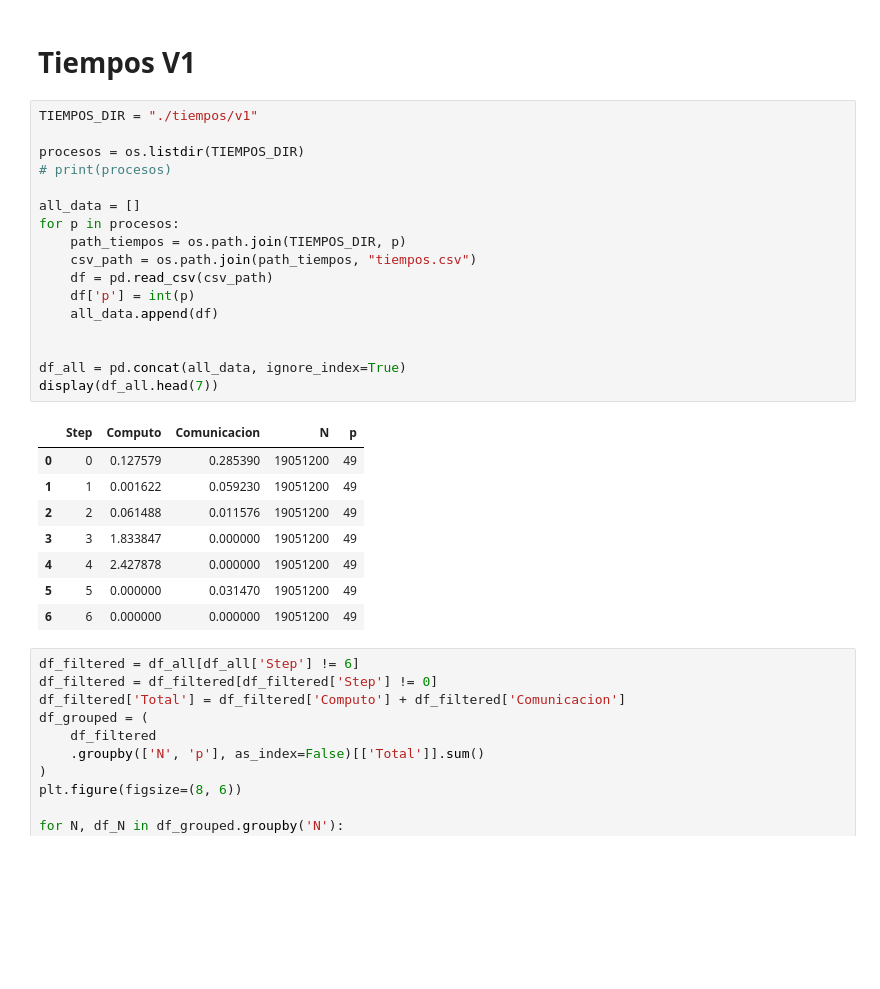
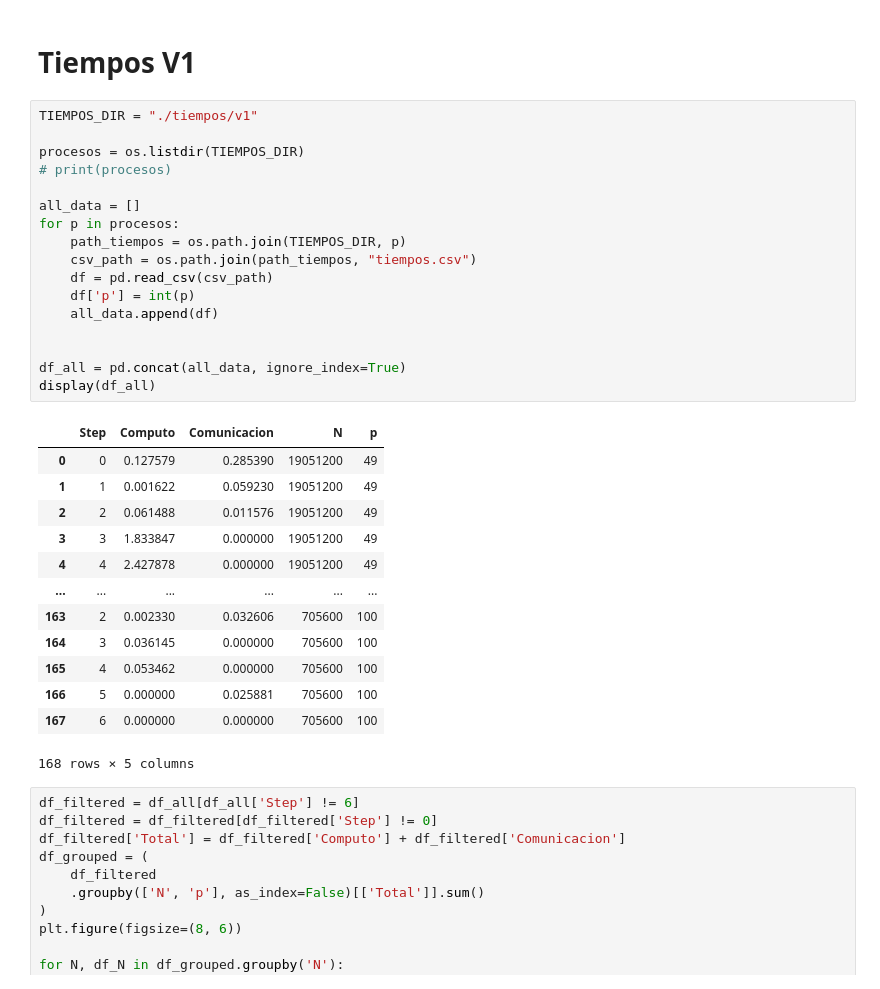
Before and after one commit to marcelino123455/ProyectoParalela, a Jupyter notebook: graficador.ipynb, the cells around one changed output. Cells and saved outputs as stored; diff of their text form; blank space fills up the shorter version.

```diff
--- a/graficador.ipynb
+++ b/graficador.ipynb
@@ -8,29 +8,34 @@ import numpy as np
 # %%
 TIEMPOS_DIR = "./tiempos/v1"
 
 procesos = os.listdir(TIEMPOS_DIR)
 # print(procesos)
 
 all_data = []
 for p in procesos:
     path_tiempos = os.path.join(TIEMPOS_DIR, p)
     csv_path = os.path.join(path_tiempos, "tiempos.csv")
     df = pd.read_csv(csv_path)
     df['p'] = int(p)
     all_data.append(df)
 
 
 df_all = pd.concat(all_data, ignore_index=True)
-display(df_all.head(7))
+display(df_all)
 # %% [output]
 |  | Step | Computo | Comunicacion | N | p |
 | 0 | 0 | 0.127579 | 0.285390 | 19051200 | 49 |
 | 1 | 1 | 0.001622 | 0.059230 | 19051200 | 49 |
 | 2 | 2 | 0.061488 | 0.011576 | 19051200 | 49 |
 | 3 | 3 | 1.833847 | 0.000000 | 19051200 | 49 |
 | 4 | 4 | 2.427878 | 0.000000 | 19051200 | 49 |
-| 5 | 5 | 0.000000 | 0.031470 | 19051200 | 49 |
-| 6 | 6 | 0.000000 | 0.000000 | 19051200 | 49 |
+| ... | ... | ... | ... | ... | ... |
+| 163 | 2 | 0.002330 | 0.032606 | 705600 | 100 |
+| 164 | 3 | 0.036145 | 0.000000 | 705600 | 100 |
+| 165 | 4 | 0.053462 | 0.000000 | 705600 | 100 |
+| 166 | 5 | 0.000000 | 0.025881 | 705600 | 100 |
+| 167 | 6 | 0.000000 | 0.000000 | 705600 | 100 |
+168 rows × 5 columns
 # %%
 df_filtered = df_all[df_all['Step'] != 6]
 df_filtered = df_filtered[df_filtered['Step'] != 0]
```
Also changed, not shown: parts of 1 cell of this notebook, 7 other files.
